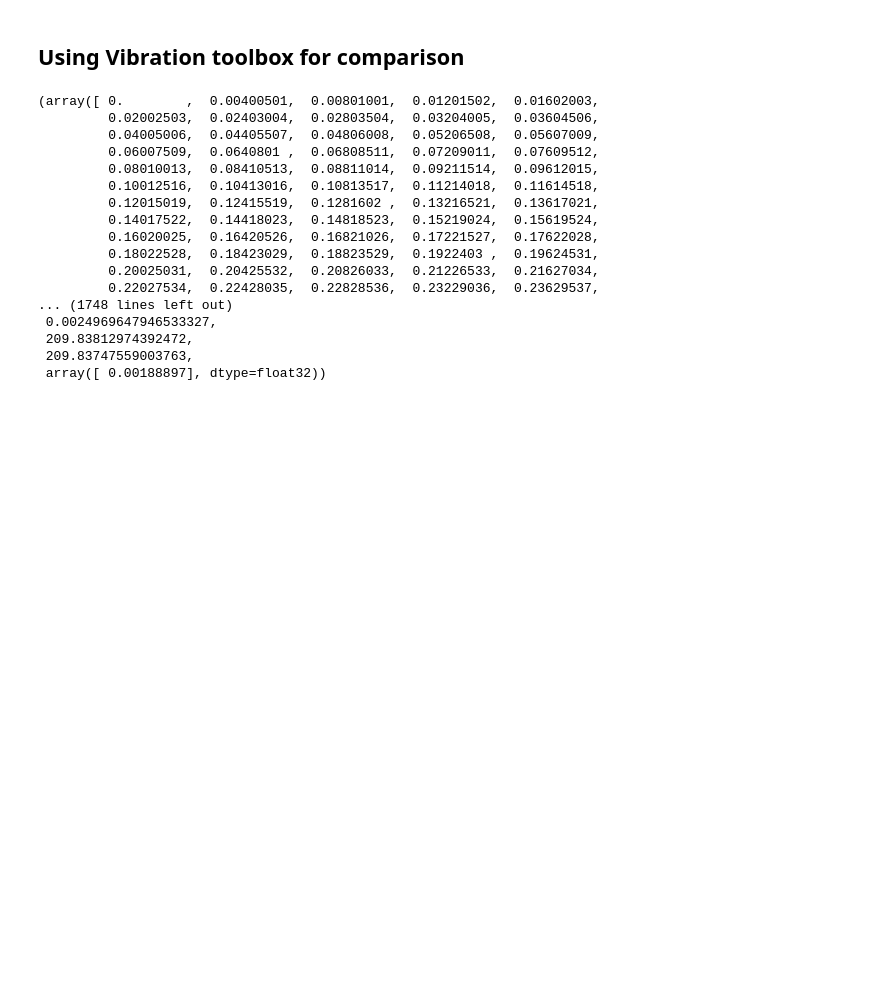
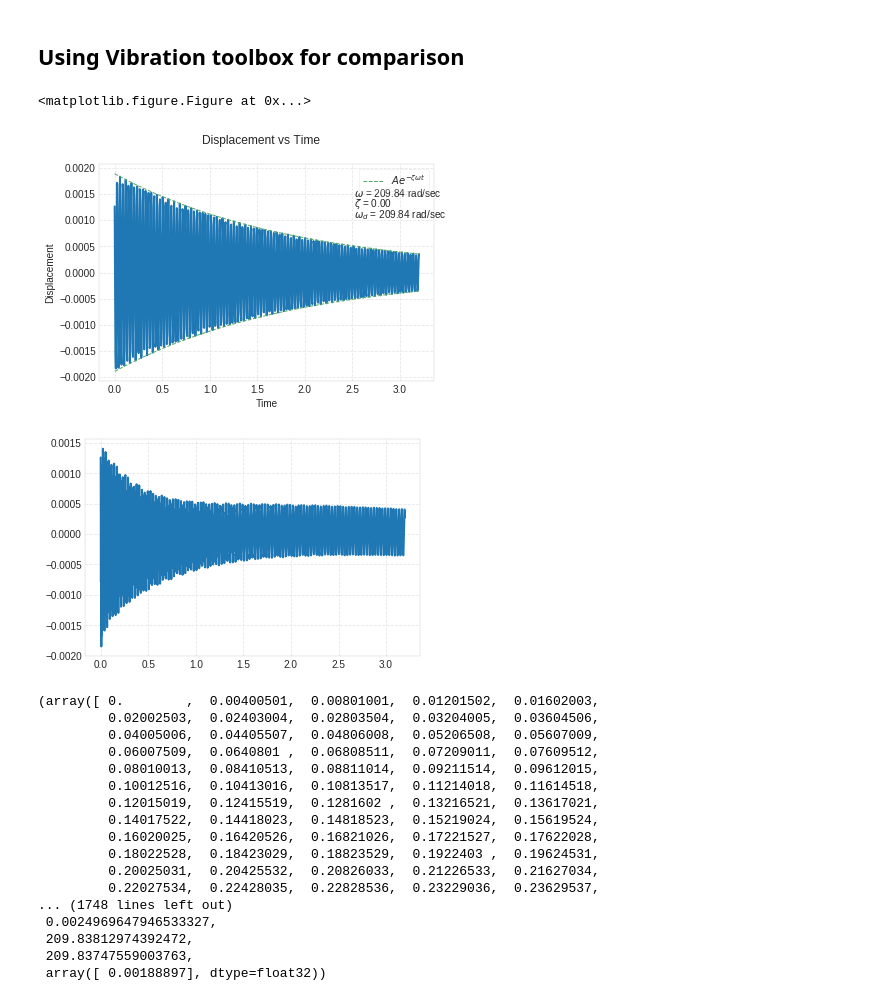
Before and after one commit to josephcslater/MechanicalVibrationLab, a Jupyter notebook: source/labnotes/Lab1.ipynb, the cells around one changed output. Saved outputs shown, nothing was run; the diff lists cells and outputs as text; code cells hidden in the pictures; blank space fills up the shorter version.

```diff
--- a/source/labnotes/Lab1.ipynb
+++ b/source/labnotes/Lab1.ipynb
@@ -108,11 +112,40 @@ c
 # %% [output]
 0.50422108345689065
 # %%
-x = Accel/-(wd**2)
+x = Accel*(1/-(wd**2))
 x[0]
 # %% [output]
 array([ 0.00126369], dtype=float32)
 # %% [markdown]
 Using Vibration toolbox for comparison
 ------------------------------------------------------
+# %%
+%matplotlib inline
+mat_contents=sio.loadmat('Case1-2.mat')
+Time_domain = mat_contents['Time_domain']
+Time_chan_2 = mat_contents['Time_chan_2']
+Time_chan_2 = Time_chan_2*(9.81);
+mean=sum(Time_chan_2)/np.size(Time_chan_2);
+Accel = Time_chan_2-mean;
+ax=max(x);
+x = Accel*(1/-(wd**2))# max amplitude
+initialvel=-ax*wne;
+plt.figure()
+vtb.time_plot(m=rho*V, c=c_cr*z, k=(wne**2)*m, x0=0.00126369, v0=-ax*wne, max_time=3.2)
+#ax=fig.add_subplot(111)
+plt.hold
+plt.plot(Time_domain, x)
+#grid minor
+#plt.title('Case 2: position vs time')
+#plt.xlabel('t(s)')
+#plt.ylabel('Position (m)')
+
+
+#plt.legend('Estimated Displacement','Experimental Displacement')
+plt.show()
+#x[0]
+# %% [output]
+<matplotlib.figure.Figure at 0x...>
+[figure, added]
+[figure, added]
 # %%
```
Also changed, not shown: parts of 4 cells of this notebook, 2 other files.
